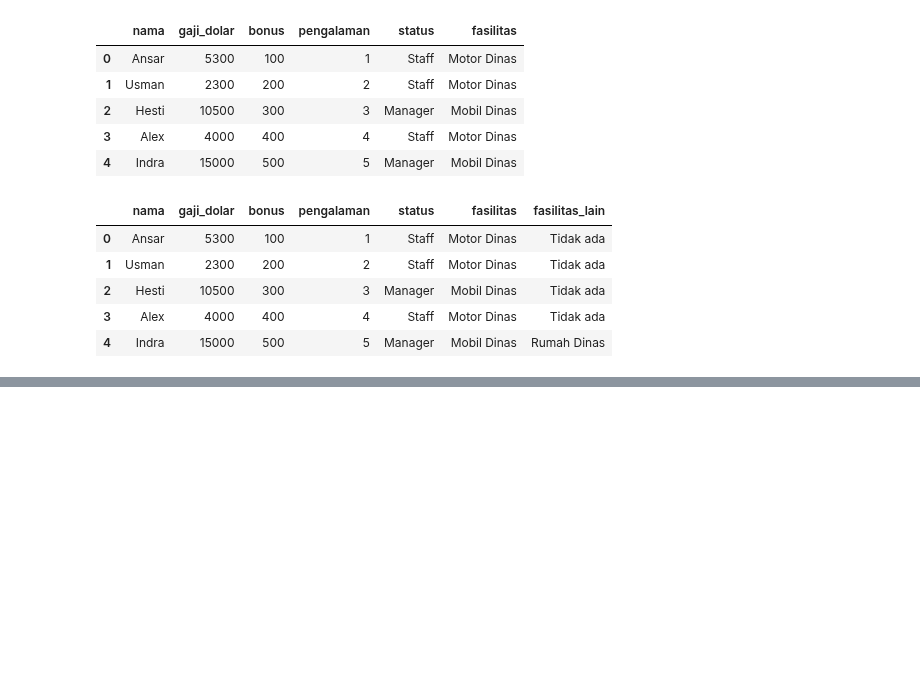
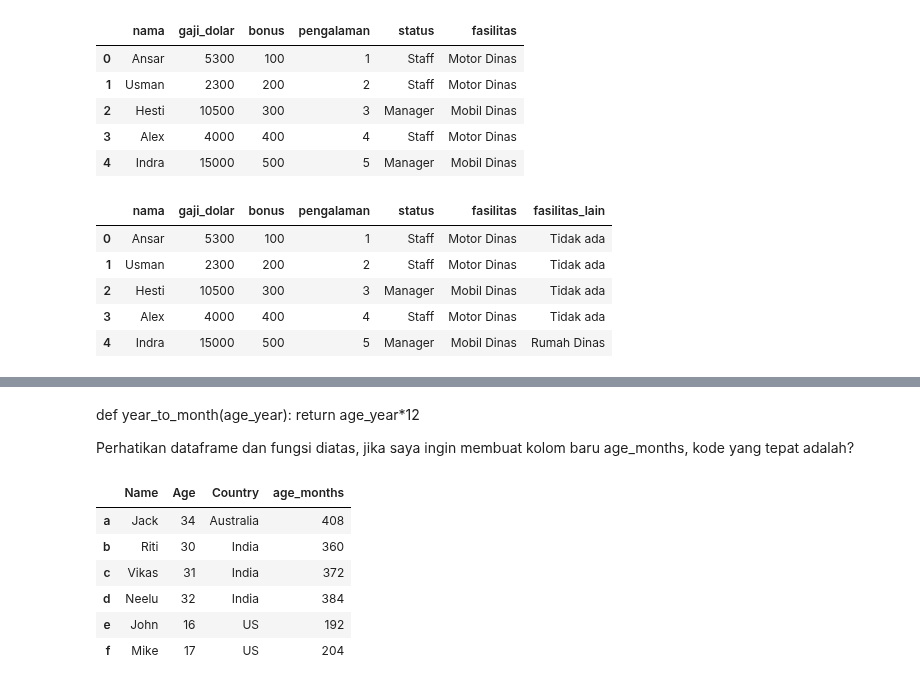
Before and after one commit to IdhamAbidinKaisilay/BelajarDataAnalyst, a Jupyter notebook: fungsi_pada_Data_Nilai_Series_dan_DataFrame.ipynb, the cells around one changed output, grey strips where cells are left out. Saved outputs shown, nothing was run; the diff lists cells and outputs as text; code cells hidden in the pictures; blank space fills up the shorter version.

```diff
--- a/fungsi_pada_Data_Nilai_Series_dan_DataFrame.ipynb
+++ b/fungsi_pada_Data_Nilai_Series_dan_DataFrame.ipynb
@@ -91,0 +94,9 @@ df
+# %%
+df_quiz = {
+    'Name': ['Jack', 'Riti', 'Vikas', 'Neelu', 'John', 'Mike'],
+    'Age': [34,30,31,32,16,17],
+    'Country': ['Australia', 'India', 'India', 'India', 'US', 'US']
+}
+df_index = ['a', 'b', 'c', 'd', 'e', 'f']
+worker = pd.DataFrame(df_quiz, index=df_index)
+worker
@@ -91,0 +111,19 @@ df
+# %% [markdown]
+def year_to_month(age_year):
+   return age_year*12
+
+Perhatikan dataframe dan fungsi diatas, jika saya ingin membuat kolom baru age_months, kode yang tepat adalah?
+# %%
+def year_to_month(age_year):
+   return age_year*12
+# %%
+worker['age_months'] = worker['Age'].apply(year_to_month)
+worker
+# %% [output]
+|  | Name | Age | Country | age_months |
+| a | Jack | 34 | Australia | 408 |
+| b | Riti | 30 | India | 360 |
+| c | Vikas | 31 | India | 372 |
+| d | Neelu | 32 | India | 384 |
+| e | John | 16 | US | 192 |
+| f | Mike | 17 | US | 204 |
```
Also changed, not shown: parts of 2 cells of this notebook.
